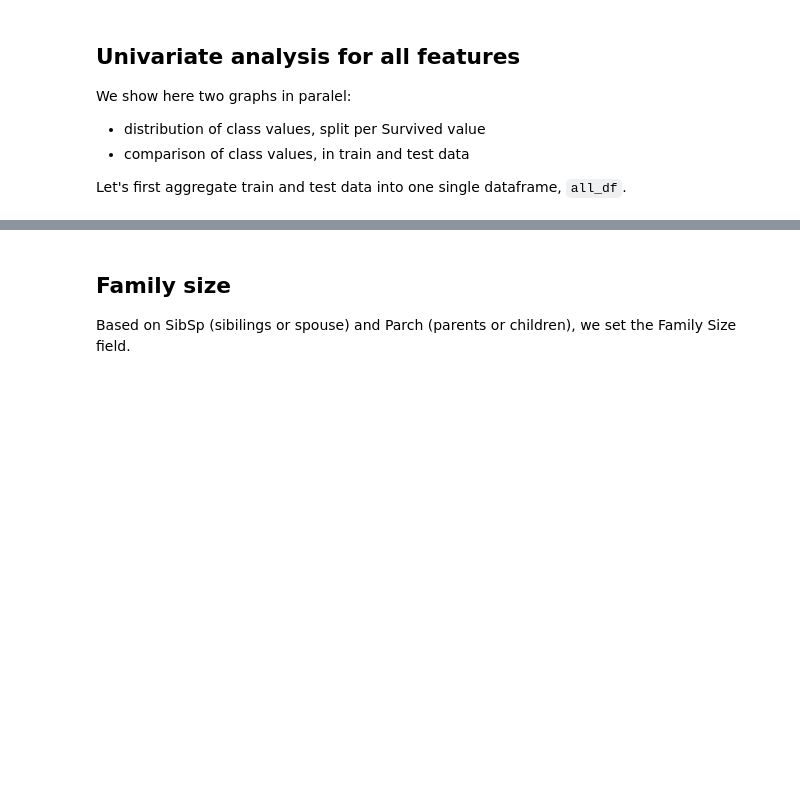
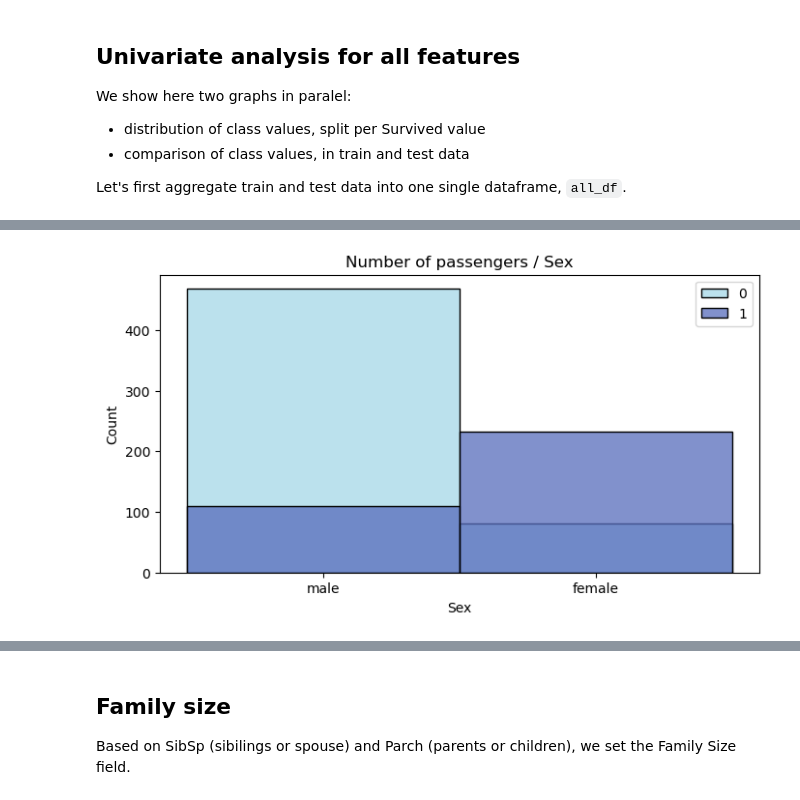
Before and after one commit to cambridge-FDS/solution_ps1_ex4_nb_to_repo_titanic, a Jupyter notebook: Titanic Data Journey.ipynb, the cells around one changed output, grey strips where cells are left out. Drawn from its saved outputs; the diff is of its cells as text; code cells hidden in the pictures; blank space fills up the shorter version.

```diff
--- a/Titanic Data Journey.ipynb
+++ b/Titanic Data Journey.ipynb
@@ -96,14 +203,7 @@ plt.show()
 # %%
 # Plot distribution pairs for "Sex" and hue as "Survived"
-color_list = ["#A5D7E8", "#576CBC", "#19376D", "#0b2447"]
-f, ax = plt.subplots(1, 1, figsize=(8, 4))
-for i, h in enumerate(train_df["Survived"].unique()):
-    g = sns.histplot(train_df.loc[train_df["Survived"]==h, "Sex"],
-                                  color=color_list[i],
-                                  ax=ax,
-                                  label=h)
-ax.set_title("Number of passengers / Sex")
-g.legend()
-plt.show()
+plot_utils.plot_distribution_pairs(data_df=train_df, feature="Sex", title="Sex", hue="Survived")
+# %% [output]
+[figure, added]
 # %%
 # Plot count pairs using all_df for the columns: Sex, Pclasss, SibSp, Parch, Embarked
```
Also changed, not shown: parts of 54 cells of this notebook, 5 other files.
